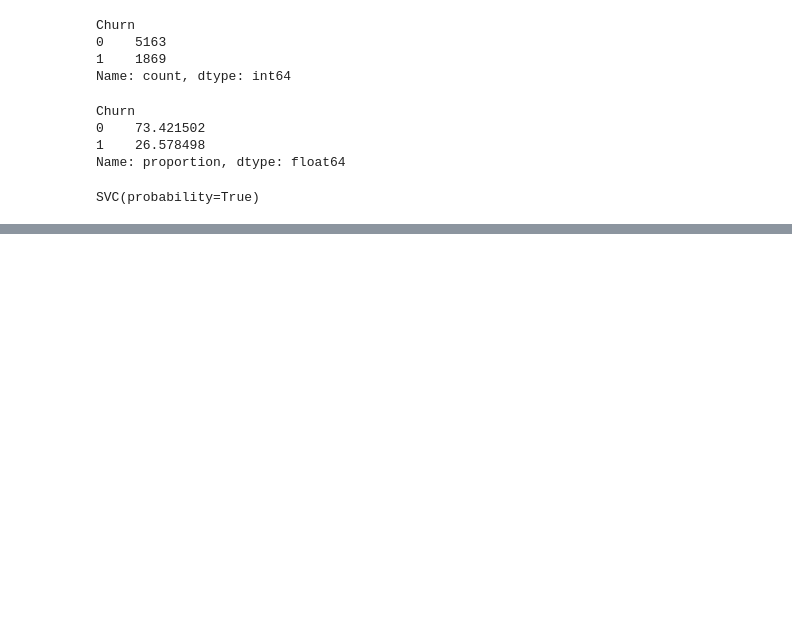
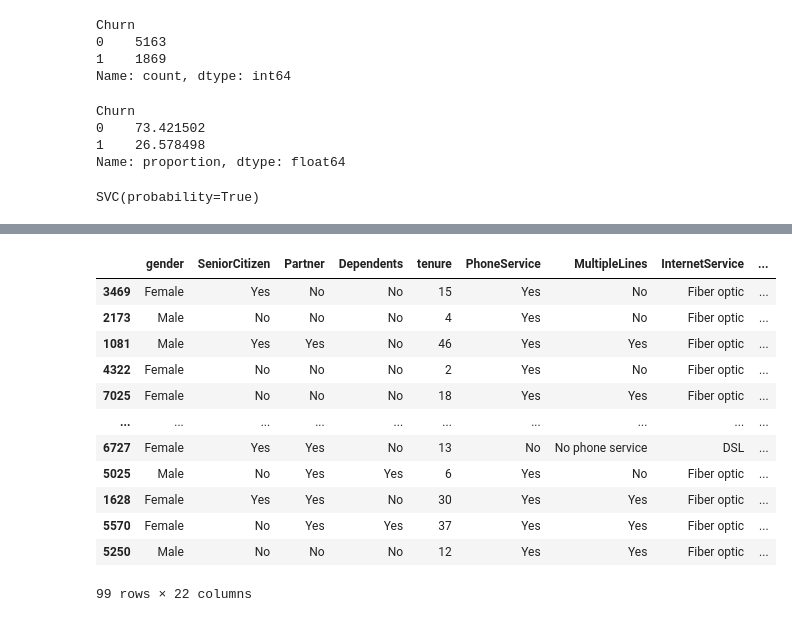
Before and after one commit to yagantiAshok/Churn_Customer_Prediction, a Jupyter notebook: notebook/EDA.ipynb, the cells around one changed output, grey strips where cells are left out. Saved outputs shown, nothing was run; the diff lists cells and outputs as text; code cells hidden in the pictures; blank space fills up the shorter version.

```diff
--- a/notebook/EDA.ipynb
+++ b/notebook/EDA.ipynb
@@ -384,0 +348,19 @@ Name: Prob_1, dtype: float64
+# %%
+false_positive = misclass_rows[misclass_rows["Actual"]==0]
+false_negative = misclass_rows[misclass_rows["Actual"]==1]
+# %%
+false_positive
+# %% [output]
+|  | gender | SeniorCitizen | Partner | Dependents | tenure | PhoneService | MultipleLines | InternetService | ... |
+| 3469 | Female | Yes | No | No | 15 | Yes | No | Fiber optic | ... |
+| 2173 | Male | No | No | No | 4 | Yes | No | Fiber optic | ... |
+| 1081 | Male | Yes | Yes | No | 46 | Yes | Yes | Fiber optic | ... |
+| 4322 | Female | No | No | No | 2 | Yes | No | Fiber optic | ... |
+| 7025 | Female | No | No | No | 18 | Yes | Yes | Fiber optic | ... |
+| ... | ... | ... | ... | ... | ... | ... | ... | ... | ... |
+| 6727 | Female | Yes | Yes | No | 13 | No | No phone service | DSL | ... |
+| 5025 | Male | No | Yes | Yes | 6 | Yes | No | Fiber optic | ... |
+| 1628 | Female | Yes | Yes | No | 30 | Yes | Yes | Fiber optic | ... |
+| 5570 | Female | No | Yes | Yes | 37 | Yes | Yes | Fiber optic | ... |
+| 5250 | Male | No | No | No | 12 | Yes | Yes | Fiber optic | ... |
+99 rows × 22 columns
```
Also changed, not shown: parts of 43 cells of this notebook.
